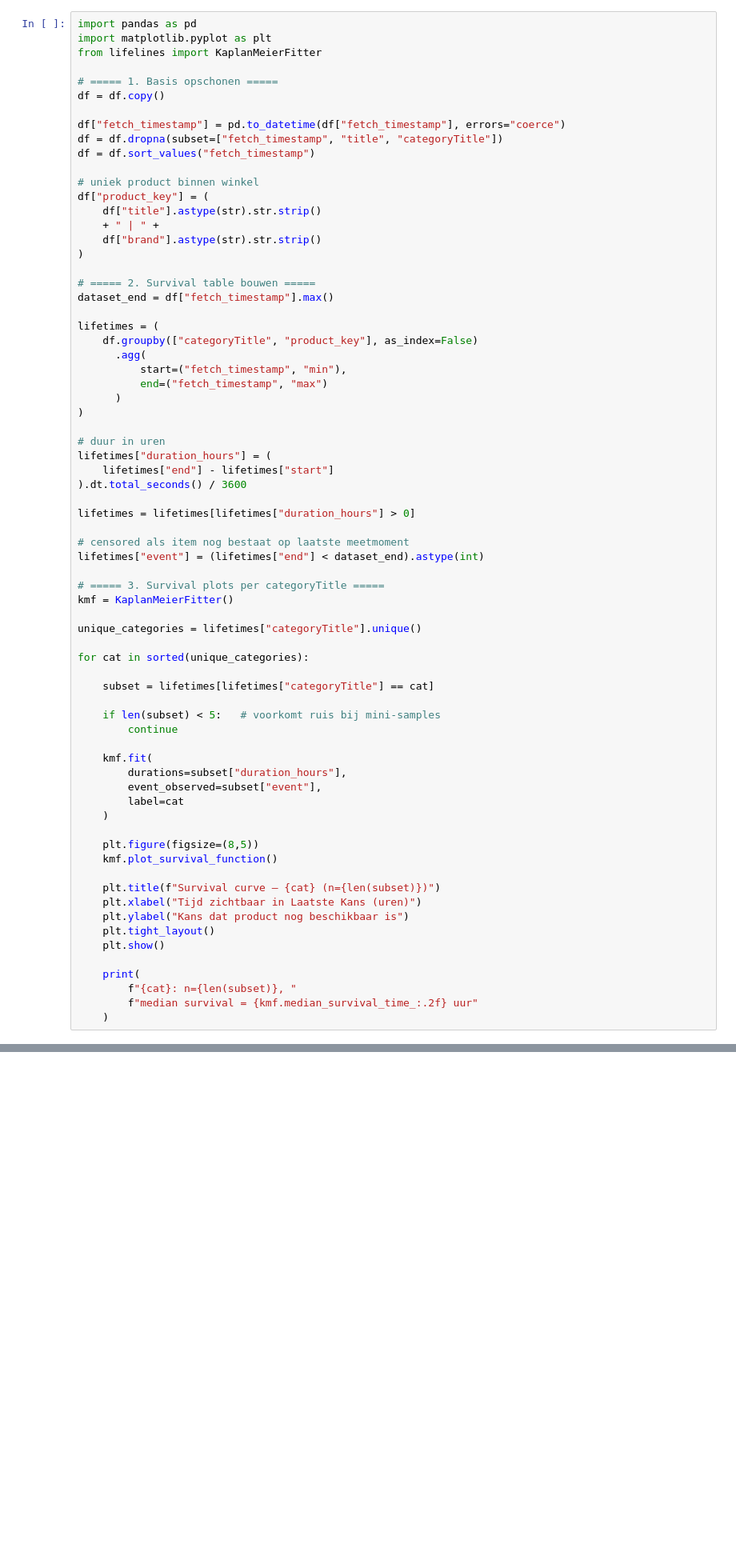
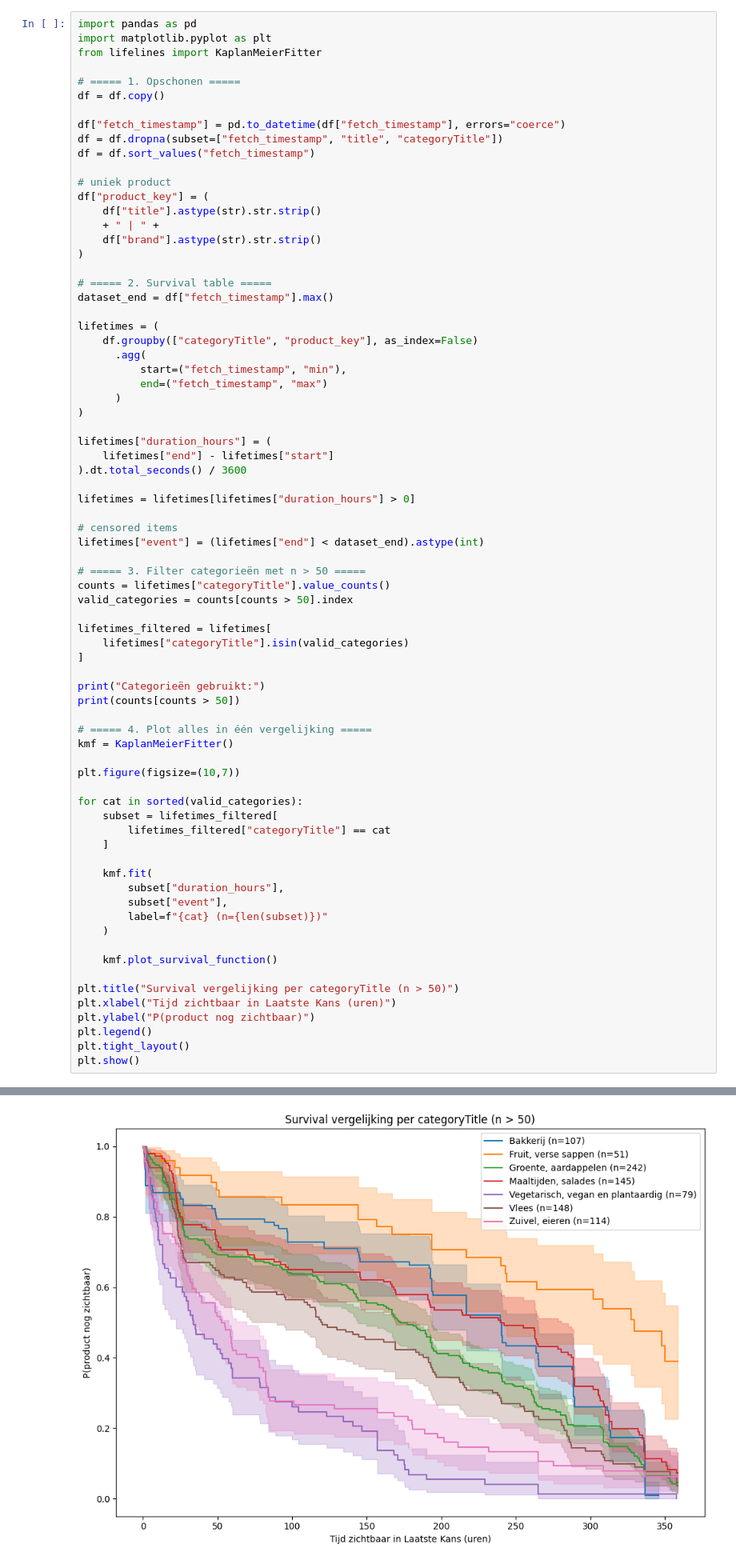
Before and after one commit to Wobknaap/Appie-App, a Jupyter notebook: test_inventory.ipynb, the cells around one changed output, grey strips where cells are left out. Shown at 80% size. Drawn from its saved outputs; the diff is of its cells as text; blank space fills up the shorter version.

```diff
--- a/test_inventory.ipynb
+++ b/test_inventory.ipynb
@@ -5,21 +3,21 @@ import pandas as pd
 import matplotlib.pyplot as plt
 from lifelines import KaplanMeierFitter
 
-# ===== 1. Basis opschonen =====
+# ===== 1. Opschonen =====
 df = df.copy()
 
 df["fetch_timestamp"] = pd.to_datetime(df["fetch_timestamp"], errors="coerce")
 df = df.dropna(subset=["fetch_timestamp", "title", "categoryTitle"])
 df = df.sort_values("fetch_timestamp")
 
-# uniek product binnen winkel
+# uniek product
 df["product_key"] = (
     df["title"].astype(str).str.strip()
     + " | " +
     df["brand"].astype(str).str.strip()
 )
 
-# ===== 2. Survival table bouwen =====
+# ===== 2. Survival table =====
 dataset_end = df["fetch_timestamp"].max()
 
 lifetimes = (
@@ -30,44 +28,48 @@ lifetimes = (
       )
 )
 
-# duur in uren
 lifetimes["duration_hours"] = (
     lifetimes["end"] - lifetimes["start"]
 ).dt.total_seconds() / 3600
 
 lifetimes = lifetimes[lifetimes["duration_hours"] > 0]
 
-# censored als item nog bestaat op laatste meetmoment
+# censored items
 lifetimes["event"] = (lifetimes["end"] < dataset_end).astype(int)
 
-# ===== 3. Survival plots per categoryTitle =====
+# ===== 3. Filter categorieën met n > 50 =====
+counts = lifetimes["categoryTitle"].value_counts()
+valid_categories = counts[counts > 50].index
+
+lifetimes_filtered = lifetimes[
+    lifetimes["categoryTitle"].isin(valid_categories)
+]
+
+print("Categorieën gebruikt:")
+print(counts[counts > 50])
+
+# ===== 4. Plot alles in één vergelijking =====
 kmf = KaplanMeierFitter()
 
-unique_categories = lifetimes["categoryTitle"].unique()
+plt.figure(figsize=(10,7))
 
-for cat in sorted(unique_categories):
-
-    subset = lifetimes[lifetimes["categoryTitle"] == cat]
-
-    if len(subset) < 5:   # voorkomt ruis bij mini-samples
-        continue
+for cat in sorted(valid_categories):
+    subset = lifetimes_filtered[
+        lifetimes_filtered["categoryTitle"] == cat
+    ]
 
     kmf.fit(
-        durations=subset["duration_hours"],
-        event_observed=subset["event"],
-        label=cat
+        subset["duration_hours"],
+        subset["event"],
+        label=f"{cat} (n={len(subset)})"
     )
 
-    plt.figure(figsize=(8,5))
     kmf.plot_survival_function()
 
-    plt.title(f"Survival curve — {cat} (n={len(subset)})")
-    plt.xlabel("Tijd zichtbaar in Laatste Kans (uren)")
-    plt.ylabel("Kans dat product nog beschikbaar is")
-    plt.tight_layout()
-    plt.show()
-
-    print(
-        f"{cat}: n={len(subset)}, "
-        f"median survival = {kmf.median_survival_time_:.2f} uur"
-    )
+plt.title("Survival vergelijking per categoryTitle (n > 50)")
+plt.xlabel("Tijd zichtbaar in Laatste Kans (uren)")
+plt.ylabel("P(product nog zichtbaar)")
+plt.legend()
+plt.tight_layout()
+plt.show()
+# %% [output]
@@ -73,0 +86 @@ for cat in sorted(unique_categories):
+[figure, added]
```
Also changed, not shown: parts of 12 cells of this notebook.
